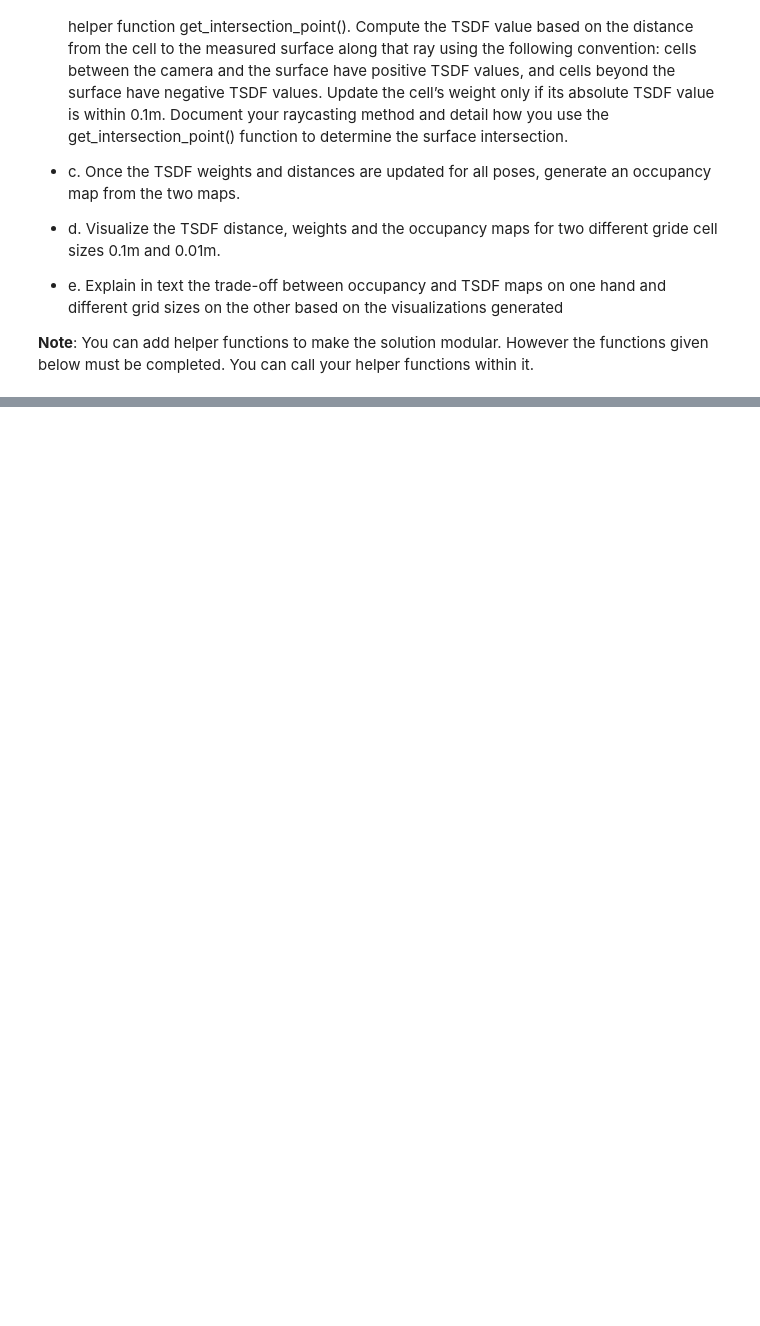
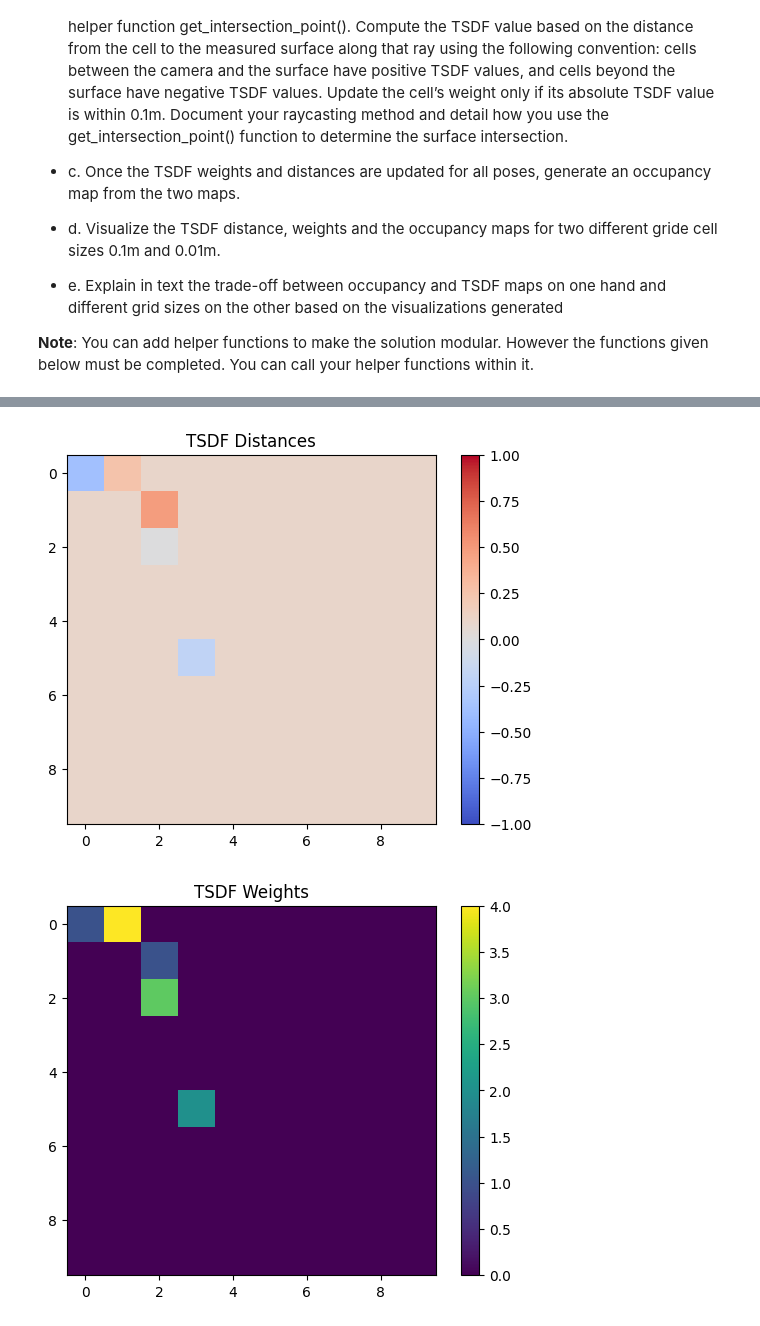
Before and after one commit to v-utsav/humanoid-robotics-assignments, a Jupyter notebook: assignment_02/Assignment_02.ipynb, the cells around one changed output, grey strips where cells are left out. Cells and saved outputs as stored; diff of their text form; code cells hidden in the pictures; blank space fills up the shorter version.

```diff
--- a/assignment_02/Assignment_02.ipynb
+++ b/assignment_02/Assignment_02.ipynb
@@ -314,4 +314,8 @@ def get_intersection_point(pose, noise_factor=0.001):
     return point_G
 # %%
 def load_camera_poses_from_csv_file(csv_file):
-    pass
+    import pandas as pd
+    return pd.read_csv(csv_file)
+    #pass
+camera_poses = load_camera_poses_from_csv_file(f'cameraposes.csv')
+print(camera_poses)
@@ -335,11 +462,47 @@ def visualize_tsdf_weight(tsdf_map):
 # %%
-def visualize_tsdf_dist(tsdf_map):
-    pass
+def visualize_tsdf_dist(tsdf_distances):
+    plt.imshow(tsdf_distances, cmap='coolwarm', vmin=-1, vmax=1)
+    plt.title('TSDF Distances')
+    plt.colorbar()
+    plt.show()
 # %%
-def visualize_occupnacy_map(occupancy_map):
-    pass
+def visualize_occupancy_map(occupancy_map):
+    plt.imshow(occupancy_map, cmap='gray', vmin=0, vmax=1)
+    plt.title('Occupancy Map')
+    plt.colorbar()
+    plt.show()
 # %%
 if __name__ == '__main__':
 
 ## Call all the funcs here
-    pass
+    cell_size = 0.1
+    tsdf_distances, tsdf_weights = initialize_tsdf_map(cell_size=cell_size)
+
+    for _, row in camera_poses.iterrows():
+        pose = row[['x', 'y', 'theta']].values
+        #tsdf_dist_weight = update_tsdf_map(pose, tsdf_distances, tsdf_weights, cell_size=cell_size)
+        update_tsdf_map(pose, tsdf_distances, tsdf_weights, cell_size=cell_size)
+        #print(tsdf_distances)
+
+    occupancy_map = compute_occupancy_map(tsdf_distances, tsdf_weights)
+    visualize_tsdf_dist(tsdf_distances)
+    visualize_tsdf_weight(tsdf_weights)
+    visualize_occupancy_map(occupancy_map)
+
+    #Visualization for cell size 0.01
+    cell_size = 0.01
+    tsdf_distances, tsdf_weights = initialize_tsdf_map(cell_size=cell_size)
+
+    for _, row in camera_poses.iterrows():
+        pose = row[['x', 'y', 'theta']].values
+        #tsdf_dist_weight = update_tsdf_map(pose, tsdf_distances, tsdf_weights, cell_size=cell_size)
+        update_tsdf_map(pose, tsdf_distances, tsdf_weights, cell_size=cell_size)
+        #print(tsdf_distances)
+
+    occupancy_map = compute_occupancy_map(tsdf_distances, tsdf_weights)
+    visualize_tsdf_dist(tsdf_distances)
+    visualize_tsdf_weight(tsdf_weights)
+    visualize_occupancy_map(occupancy_map)
+# %% [output]
+[figure, added]
+[figure, added]
```
Also changed, not shown: parts of 12 cells of this notebook.
